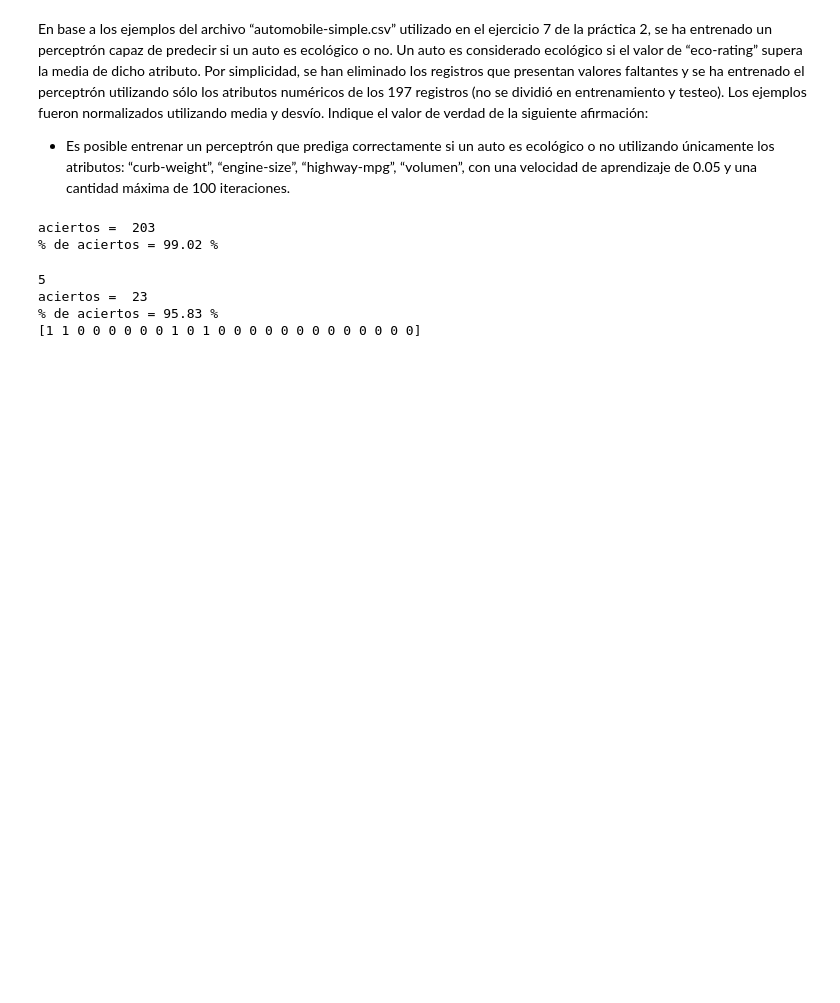
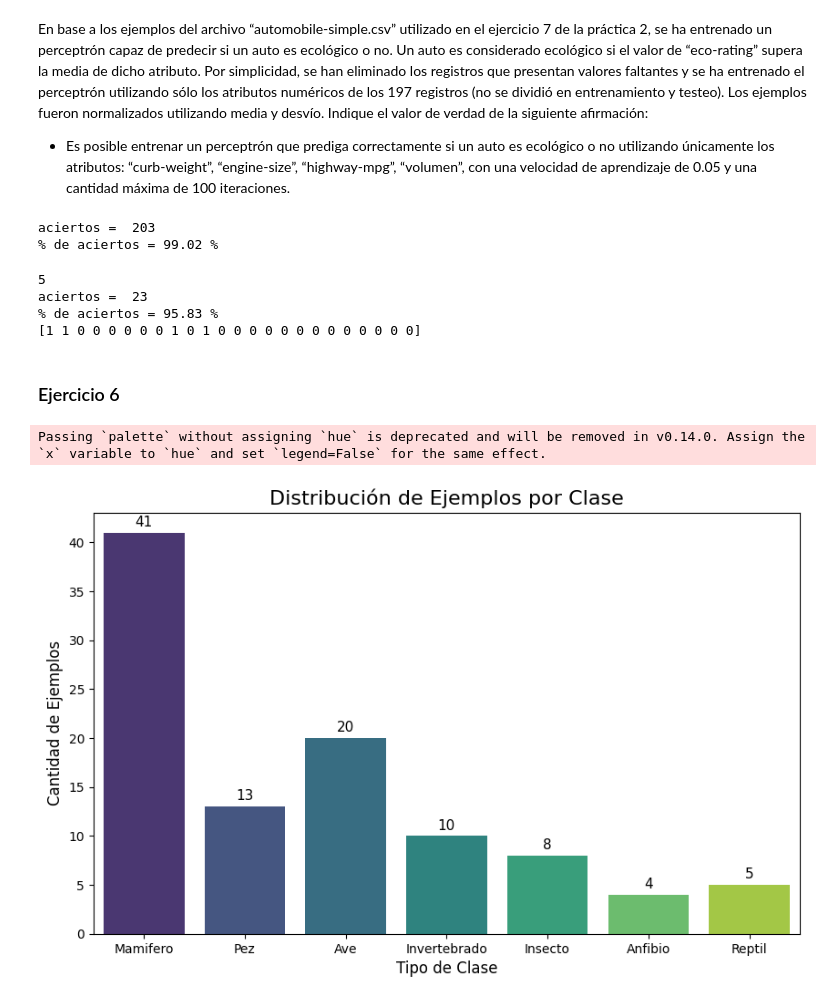
Before and after one commit to santiFie/Deep-Learning---2025, a Jupyter notebook: Práctica 2/Resolución.ipynb, the cells around one changed output. Cells and saved outputs as stored; diff of their text form; code cells hidden in the pictures; blank space fills up the shorter version.

```diff
--- a/Práctica 2/Resolución.ipynb
+++ b/Práctica 2/Resolución.ipynb
@@ -608,3 +660,31 @@ print(Y_pred)
 aciertos =  23
 % de aciertos = 95.83 %
 [1 1 0 0 0 0 0 0 1 0 1 0 0 0 0 0 0 0 0 0 0 0 0 0]
+# %% [markdown]
+### Ejercicio 6
+# %%
+import seaborn as sns
+
+
+df = openFile('zoo.csv')
+
+
+plt.figure(figsize=(10, 6)) # Tamaño del gráfico
+
+# Usamos countplot que cuenta automáticamente
+ax = sns.countplot(x='Clase', data=df, palette='viridis')
+
+plt.title('Distribución de Ejemplos por Clase', fontsize=16)
+plt.xlabel('Tipo de Clase', fontsize=12)
+plt.ylabel('Cantidad de Ejemplos', fontsize=12)
+
+# Agregar el número exacto encima de cada barra
+for p in ax.patches:
+    ax.annotate(f'{int(p.get_height())}', (p.get_x() + p.get_width() / 2., p.get_height()),
+                ha='center', va='baseline', fontsize=11, color='black', xytext=(0, 5),
+                textcoords='offset points')
+
+plt.show()
+# %% [output]
+Passing `palette` without assigning `hue` is deprecated and will be removed in v0.14.0. Assign the `x` variable to `hue` and set `legend=False` for the same effect.
+[figure, added]
```
Also changed, not shown: parts of 18 cells of this notebook, 46 other files.
